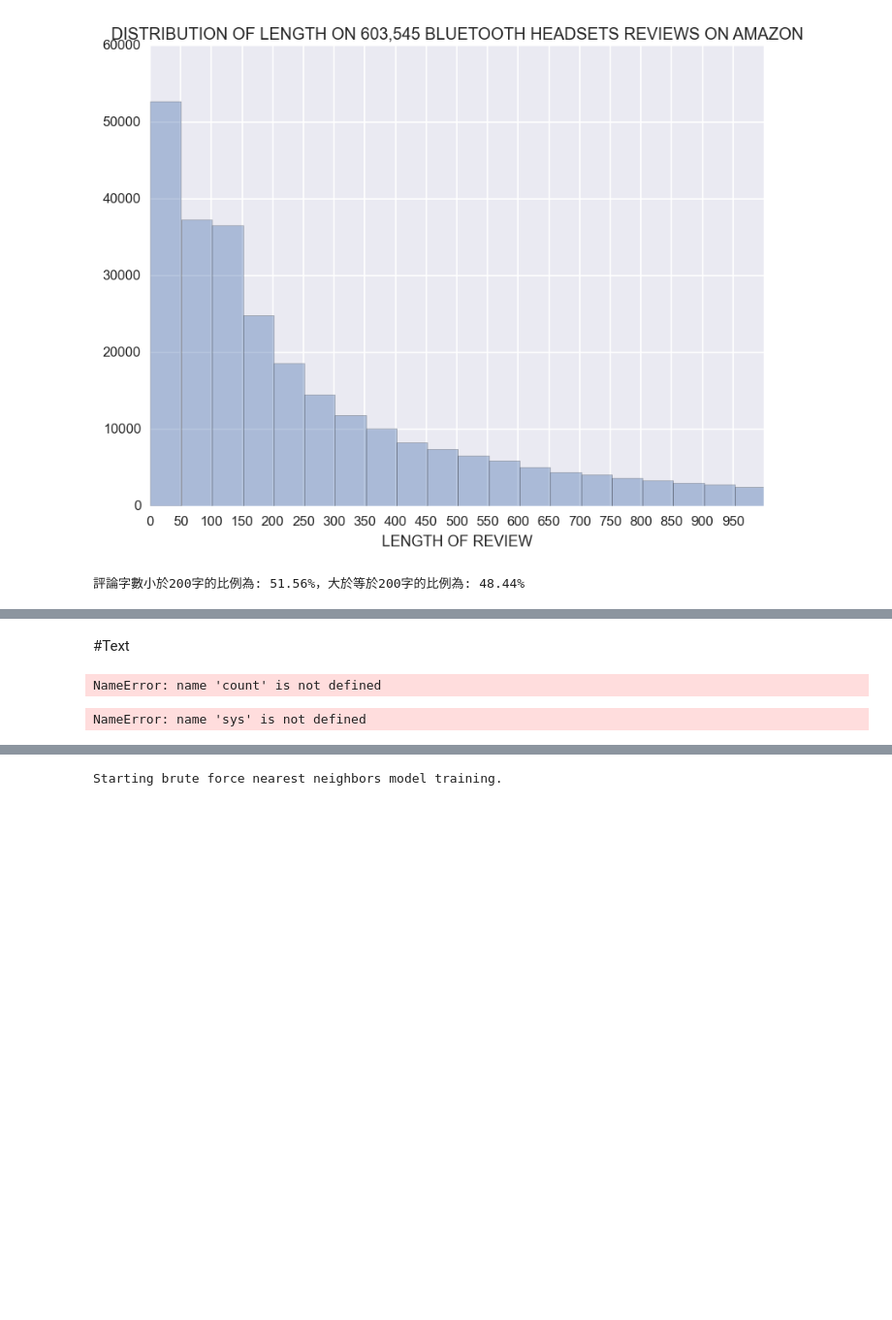
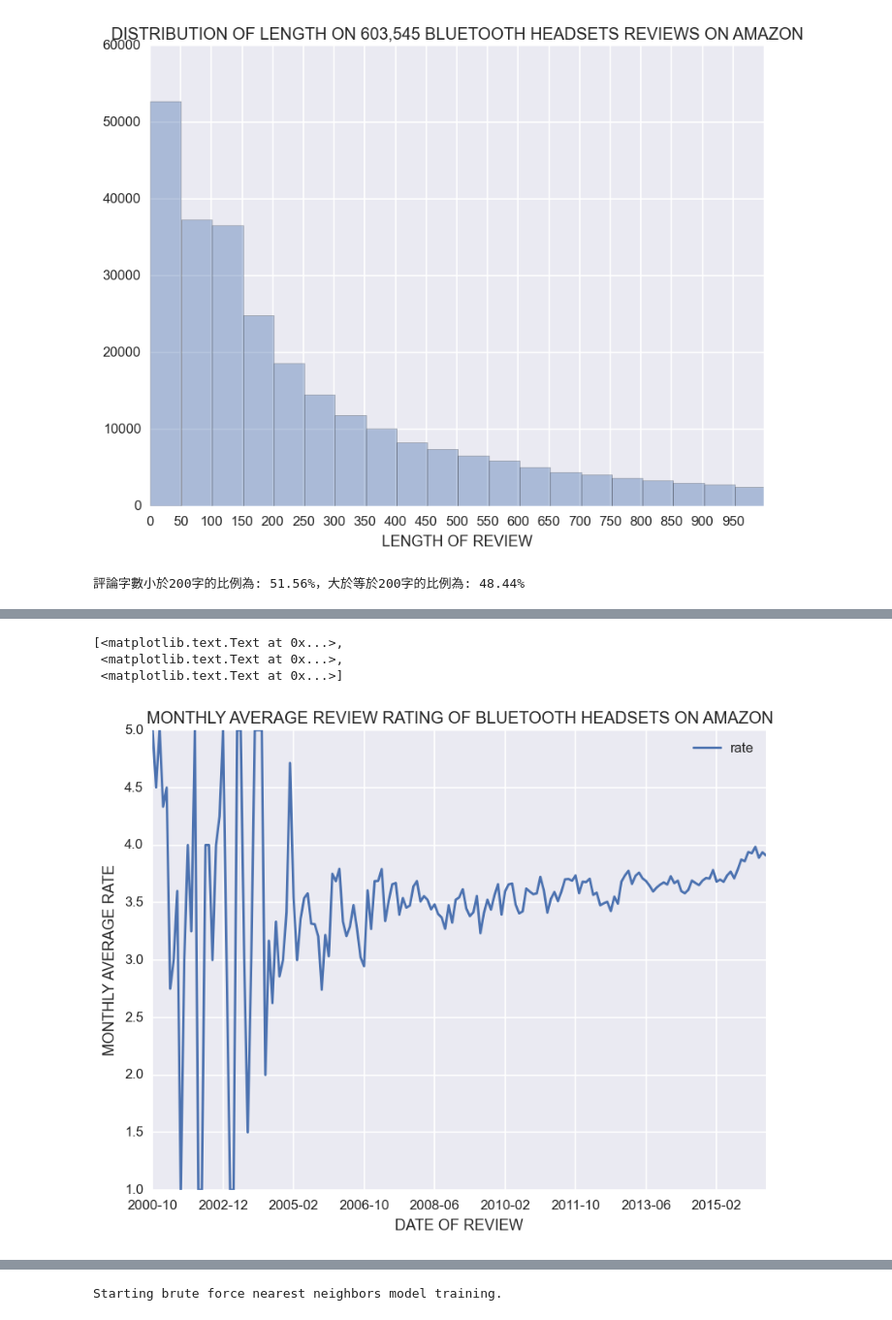
Before and after one commit to paristsai/amazon_review, a Jupyter notebook: analysis/amazon-review.ipynb, the cells around one changed output, grey strips where cells are left out. Shown: that part at 97% size. Cells and saved outputs as stored; diff of their text form; code cells hidden in the pictures; blank space fills up the shorter version.

```diff
--- a/analysis/amazon-review.ipynb
+++ b/analysis/amazon-review.ipynb
@@ -322,2 +175,0 @@ reviews[["verified","rate"]].corr()
-# %% [markdown]
-#Text
@@ -330,10 +176,8 @@ name_bag = count.fit_transform(name_np)
-# %%
-print(count.vocabulary_)
-sorted_x = sorted(count.vocabulary_.items(), key=operator.itemgetter(1))[:50]
-# %% [output]
-NameError: name 'count' is not defined
-# %%
-# t=re.split('\W+',sys.stdin.read().lower())
-r=sorted(count.vocabulary_ for w in set(t)if w not in'andithetoforinis')[:22]
-# %% [output]
-NameError: name 'sys' is not defined
+# %%
+ymr = ts[["year-month","rate"]].groupby("year-month").mean().plot()
+ymr.set(xlabel="DATE OF REVIEW",ylabel="MONTHLY AVERAGE RATE ", title="MONTHLY AVERAGE RATING OF BLUETOOTH HEADSETS ON AMAZON")
+# %% [output]
+[<matplotlib.text.Text at 0x...>,
+ <matplotlib.text.Text at 0x...>,
+ <matplotlib.text.Text at 0x...>]
+[figure, added]
```
Also changed, not shown: parts of 89 cells of this notebook.
